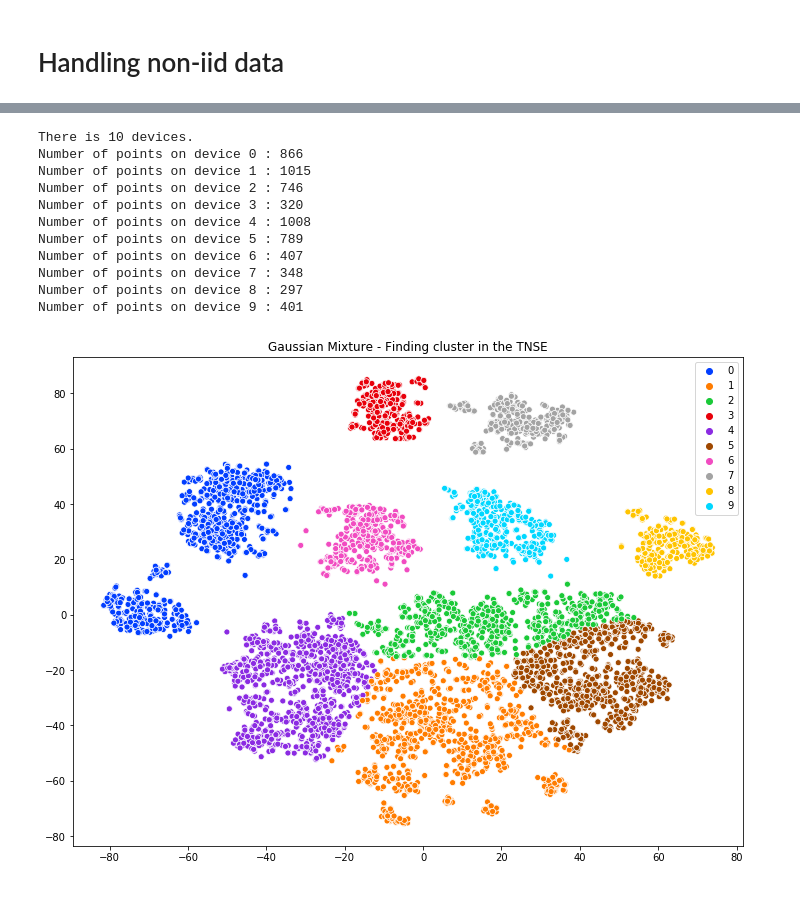
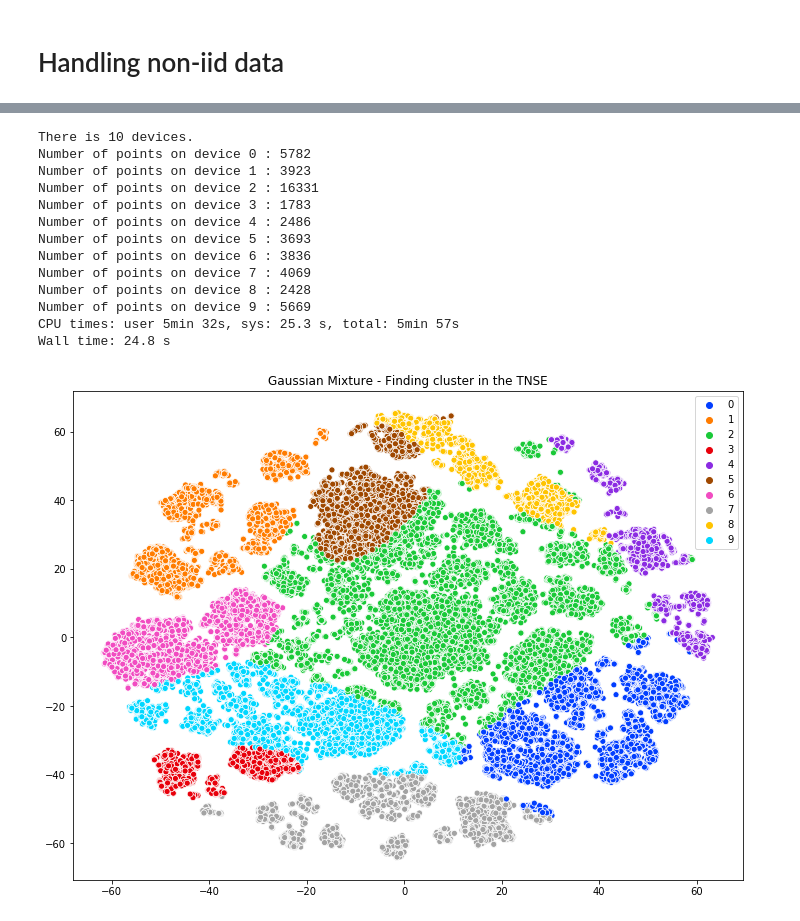
Before and after one commit to philipco/artemis-bidirectional-compression, a Jupyter notebook: notebook/quantum.ipynb, the cells around one changed output, grey strips where cells are left out. Cells and saved outputs as stored; diff of their text form; code cells hidden in the pictures.

```diff
--- a/notebook/quantum.ipynb
+++ b/notebook/quantum.ipynb
@@ -44,7 +44,14 @@ MAX_NB_DEVICES = 10
 # %%
 import pandas as pd
 data = pd.read_csv('../dataset/quantum/phy_train.csv', sep="\t", header = None)
-data = data.rename(columns={ 0: "ID", 1: "state", 5: "pivot1", 7: "pivot2", 67: "pivot3", 80: "nothing" })
+columns_with_missing_values = []
+for col in range(1, len(data.columns)):
+    if (not data[data[col] == 999].empty) or (not data[data[col] == 9999].empty):
+        columns_with_missing_values.append(col)
+print("Following columns has missing values :", columns_with_missing_values)
+data.drop(data.columns[columns_with_missing_values],axis=1,inplace=True)
+print("This columns has been removed.")
+data = data.rename(columns={ 0: "ID", 1: "state", 80: "nothing" })
 data = data.drop(['ID', 'nothing'], axis=1)
 data.head()
 # %% [output]
@@ -103,5 +98,0 @@ There is missing value : 74
-# %%
-#Removing missing values
-for col in data.columns:
-    data = data[data[col] != 999]
-    data = data[data[col] != 9999]
@@ -360,21 +312,28 @@ embedded_data = tnse(data)
 # %%
+
+
+
+%%time
 nb_cluster = 10
+embedded_data = pickle_loader(filename + "-tsne")
 # Finding cluster in the TNSE
 predicted_cluster = find_cluster(embedded_data, nb_cluster)
 # With the found clusters, splitting data.
 X, Y = clustering_data(data, predicted_cluster, "state", nb_cluster, scale_Y=False)
 dim_notebook = X[0].shape[1]
 # %% [output]
 There is 10 devices.
-Number of points on device 0 : 866
-Number of points on device 1 : 1015
-Number of points on device 2 : 746
-Number of points on device 3 : 320
-Number of points on device 4 : 1008
-Number of points on device 5 : 789
-Number of points on device 6 : 407
-Number of points on device 7 : 348
-Number of points on device 8 : 297
-Number of points on device 9 : 401
+Number of points on device 0 : 5782
+Number of points on device 1 : 3923
+Number of points on device 2 : 16331
+Number of points on device 3 : 1783
+Number of points on device 4 : 2486
+Number of points on device 5 : 3693
+Number of points on device 6 : 3836
+Number of points on device 7 : 4069
+Number of points on device 8 : 2428
+Number of points on device 9 : 5669
+CPU times: user 5min 32s, sys: 25.3 s, total: 5min 57s
+Wall time: 24.8 s
-[figure, old version]
+[figure, new version]
 # %%
```
Also changed, not shown: parts of 39 cells of this notebook, 40 other files.
